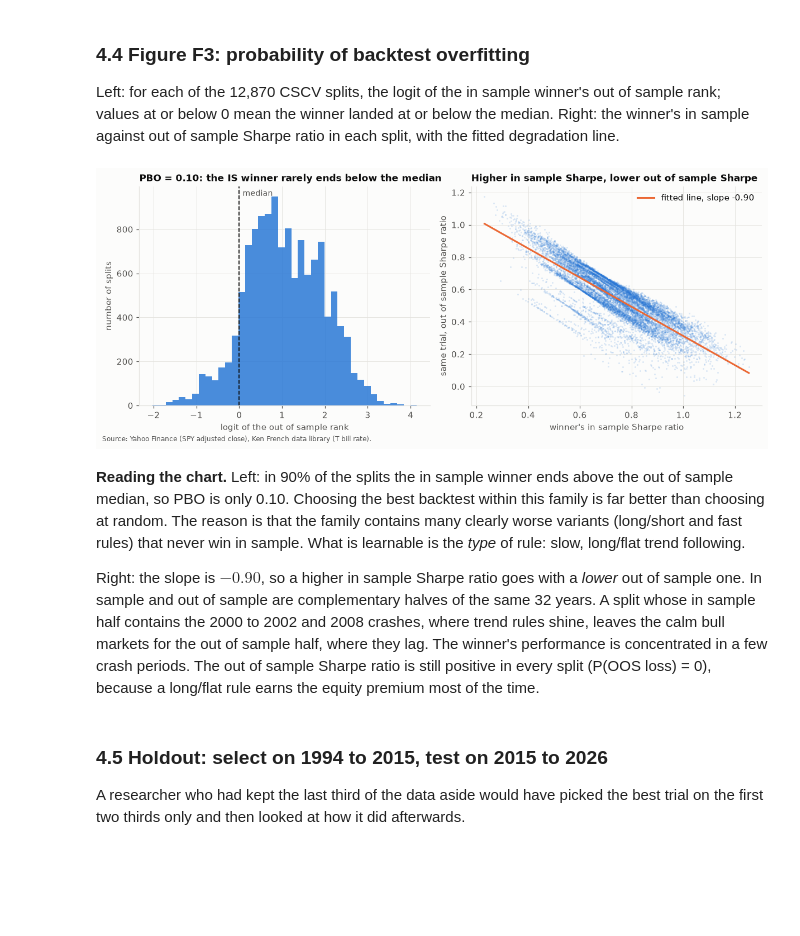
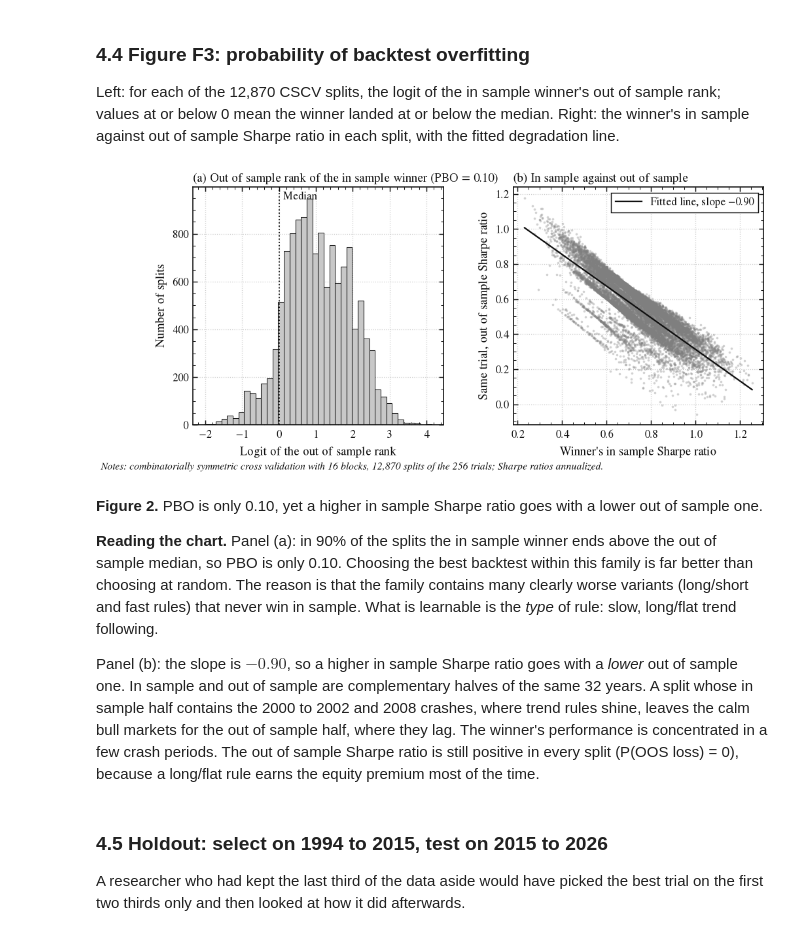
Before and after one commit to FranzTriebe/quant_finance, a Jupyter notebook: projects/p01_referee/04_referee.ipynb, the cells around one changed output. Saved outputs shown, nothing was run; the diff lists cells and outputs as text; code cells hidden in the pictures; blank space fills up the shorter version.

```diff
--- a/projects/p01_referee/04_referee.ipynb
+++ b/projects/p01_referee/04_referee.ipynb
@@ -48,13 +56,10 @@ PROJECT = "p01"  # project name in the trial ledger
 REFRESH = False  # True downloads fresh data instead of using the cache in data/
 OUTPUT_DIR = Path(quantlab.__file__).resolve().parents[1] / "output" / "p01"
 # %%
-plotting.apply_style()
+acad.apply_style()
 pd.options.display.float_format = "{:,.4f}".format
 OUTPUT_DIR.mkdir(parents=True, exist_ok=True)
-PALETTE = plotting.PALETTE
-SOURCE = (
-    "Source: Yahoo Finance (SPY adjusted close), Ken French data library (T bill rate)."
-)
+NOTE = "Notes: SPY daily returns (Yahoo Finance adjusted close), excess over the one month T bill (Ken French), April 1994 to October 2026, one day lag, 5 bp costs."
 # %% [markdown]
 ## 2. Data
 
@@ -244,40 +244,47 @@ Left: for each of the 12,870 CSCV splits, the logit of the in sample winner's ou
 # %%
 pbo = report["pbo"]
 is_ann, oos_ann = (
     pbo["is_sr"] * np.sqrt(ANN_FACTOR),
     pbo["oos_sr"] * np.sqrt(ANN_FACTOR),
 )
-fig, (ax_l, ax_r) = plt.subplots(1, 2, figsize=(11, 4.5))
-ax_l.hist(pbo["logits"], bins=40, color=PALETTE["primary"], alpha=0.85)
-plotting.reference_line(ax_l, 0, "median", color=PALETTE["text"])
-ax_l.set_xlabel("logit of the out of sample rank")
-ax_l.set_ylabel("number of splits")
-ax_l.set_title(
-    f"PBO = {pbo['pbo']:.2f}: the IS winner rarely ends below the median", fontsize=11
+fig, (ax_l, ax_r) = acad.new_fig(
+    "wide", aspect=0.42, ncols=2, gridspec_kw={"wspace": 0.28}
 )
-ax_r.scatter(is_ann, oos_ann, s=4, alpha=0.15, color=PALETTE["primary"], linewidth=0)
+ax_l.hist(pbo["logits"], bins=40, **acad.hist_kw())
+plotting.reference_line(ax_l, 0, "Median", linestyle=":")
+ax_l.set_xlabel("Logit of the out of sample rank")
+ax_l.set_ylabel("Number of splits")
+acad.panel_title(
+    ax_l, "a", f"Out of sample rank of the in sample winner (PBO = {pbo['pbo']:.2f})"
+)
+ax_r.scatter(is_ann, oos_ann, s=3, color=acad.GREY, alpha=0.35, linewidth=0)
 grid = np.linspace(is_ann.min(), is_ann.max(), 50)
 ax_r.plot(
     grid,
     (pbo["intercept"] + pbo["slope"] * grid / np.sqrt(ANN_FACTOR))
     * np.sqrt(ANN_FACTOR),
-    color=PALETTE["comparison"],
-    label=f"fitted line, slope {pbo['slope']:.2f}",
+    color=acad.INK,
+    linestyle="-",
+    label=f"Fitted line, slope {pbo['slope']:.2f}".replace("-", "−"),
 )
-ax_r.set_xlabel("winner's in sample Sharpe ratio")
-ax_r.set_ylabel("same trial, out of sample Sharpe ratio")
-ax_r.set_title("Higher in sample Sharpe, lower out of sample Sharpe", fontsize=11)
+ax_r.set_xlabel("Winner's in sample Sharpe ratio")
+ax_r.set_ylabel("Same trial, out of sample Sharpe ratio")
+acad.panel_title(ax_r, "b", "In sample against out of sample")
 ax_r.legend(loc="upper right")
-fig.text(0.01, 0, SOURCE, fontsize=8, alpha=0.7)
-fig.tight_layout()
-fig.savefig(OUTPUT_DIR / "f3_pbo.png")
+acad.source_note(
+    fig,
+    "Notes: combinatorially symmetric cross validation with 16 blocks, 12,870 splits of the 256 trials; Sharpe ratios annualized.",
+)
+acad.save(fig, "f3_pbo", outdir=OUTPUT_DIR)
 plt.show()
 # %% [output]
-[figure, old version]
+[figure, new version]
 # %% [markdown]
-**Reading the chart.** Left: in 90% of the splits the in sample winner ends above the out of sample median, so PBO is only 0.10. Choosing the best backtest within this family is far better than choosing at random. The reason is that the family contains many clearly worse variants (long/short and fast rules) that never win in sample. What is learnable is the *type* of rule: slow, long/flat trend following.
+**Figure 2.** PBO is only 0.10, yet a higher in sample Sharpe ratio goes with a lower out of sample one.
 
-Right: the slope is $-0.90$, so a higher in sample Sharpe ratio goes with a *lower* out of sample one. In sample and out of sample are complementary halves of the same 32 years. A split whose in sample half contains the 2000 to 2002 and 2008 crashes, where trend rules shine, leaves the calm bull markets for the out of sample half, where they lag. The winner's performance is concentrated in a few crash periods. The out of sample Sharpe ratio is still positive in every split (P(OOS loss) = 0), because a long/flat rule earns the equity premium most of the time.
+**Reading the chart.** Panel (a): in 90% of the splits the in sample winner ends above the out of sample median, so PBO is only 0.10. Choosing the best backtest within this family is far better than choosing at random. The reason is that the family contains many clearly worse variants (long/short and fast rules) that never win in sample. What is learnable is the *type* of rule: slow, long/flat trend following.
+
+Panel (b): the slope is $-0.90$, so a higher in sample Sharpe ratio goes with a *lower* out of sample one. In sample and out of sample are complementary halves of the same 32 years. A split whose in sample half contains the 2000 to 2002 and 2008 crashes, where trend rules shine, leaves the calm bull markets for the out of sample half, where they lag. The winner's performance is concentrated in a few crash periods. The out of sample Sharpe ratio is still positive in every split (P(OOS loss) = 0), because a long/flat rule earns the equity premium most of the time.
 # %% [markdown]
 ### 4.5 Holdout: select on 1994 to 2015, test on 2015 to 2026
 
```
Also changed, not shown: parts of 10 cells of this notebook.
